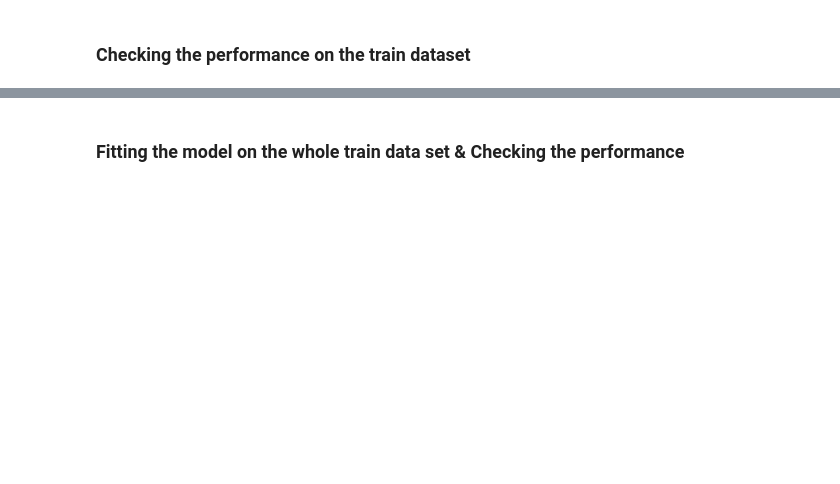
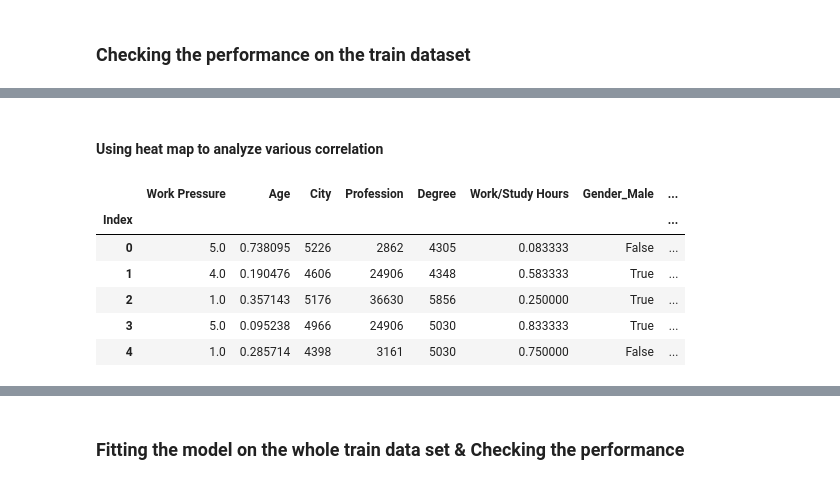
Before and after one commit to 1Anand1/Kaggle_Playground_Series_Season_4_Episode_11_Exploring_Mental_Health_Data, a Jupyter notebook: exploring_mental_health_data.ipynb, the cells around one changed output, grey strips where cells are left out. Cells and saved outputs as stored; diff of their text form; code cells hidden in the pictures; blank space fills up the shorter version.

```diff
--- a/exploring_mental_health_data.ipynb
+++ b/exploring_mental_health_data.ipynb
@@ -796,0 +798,2 @@ accuracy_score(y_train,y_pred)
+# %% [markdown]
+#### Using heat map to analyze various correlation
@@ -796,0 +804,12 @@ accuracy_score(y_train,y_pred)
+# %%
+# Making a dataframe for the heat map analysis
+df_for_hm=pd.concat([X,y],axis=1)
+df_for_hm.head()
+# %% [output]
+|  | Work Pressure | Age | City | Profession | Degree | Work/Study Hours | Gender_Male | ... |
+| Index |  |  |  |  |  |  |  | ... |
+| 0 | 5.0 | 0.738095 | 5226 | 2862 | 4305 | 0.083333 | False | ... |
+| 1 | 4.0 | 0.190476 | 4606 | 24906 | 4348 | 0.583333 | True | ... |
+| 2 | 1.0 | 0.357143 | 5176 | 36630 | 5856 | 0.250000 | True | ... |
+| 3 | 5.0 | 0.095238 | 4966 | 24906 | 5030 | 0.833333 | True | ... |
+| 4 | 1.0 | 0.285714 | 4398 | 3161 | 5030 | 0.750000 | False | ... |
```
Also changed, not shown: parts of 26 cells of this notebook.
